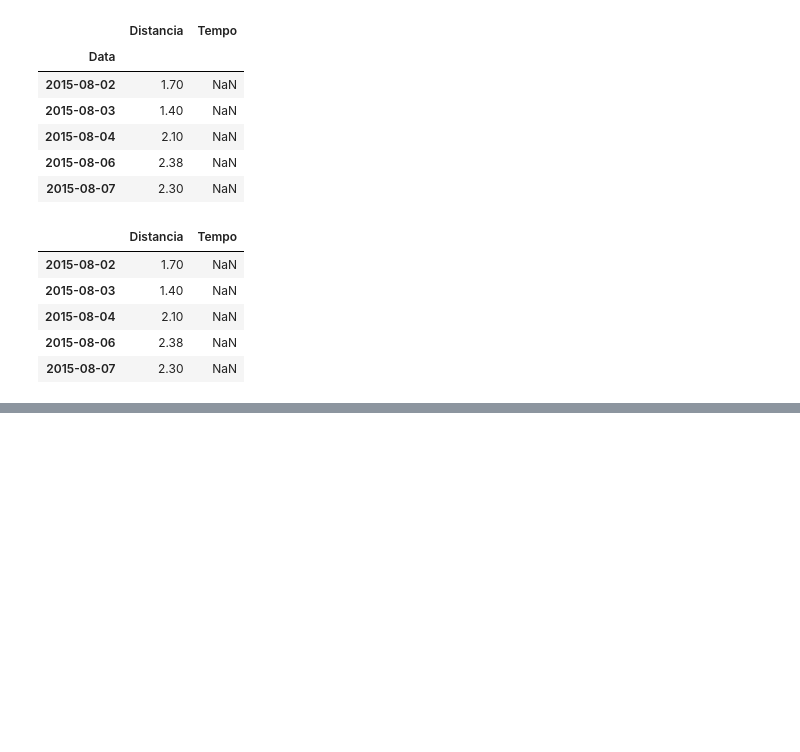
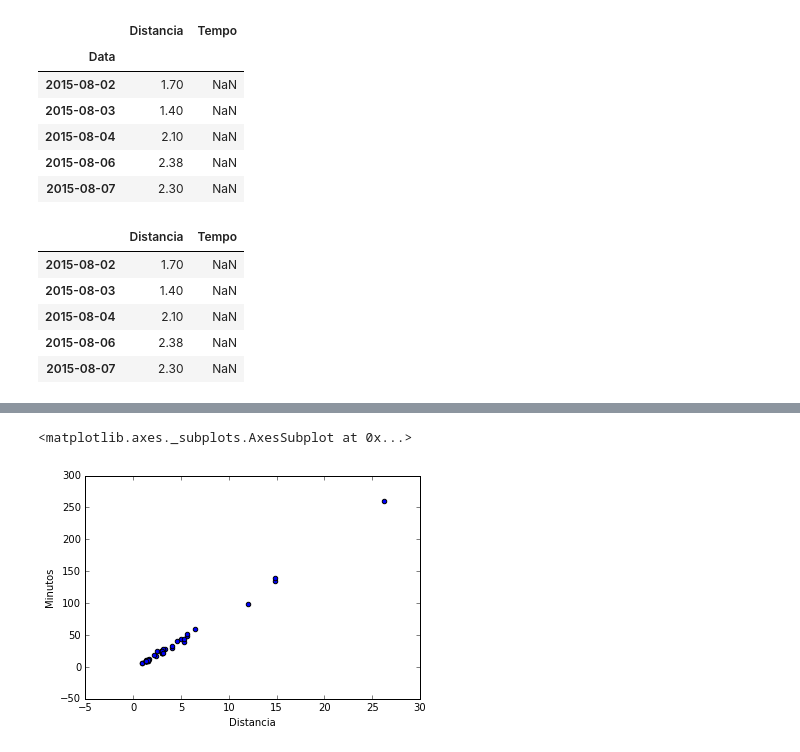
Before and after one commit to rromanini/CursoSpark, a Jupyter notebook: AnaliseExploratoria.ipynb, the cells around one changed output, grey strips where cells are left out. Drawn from its saved outputs; the diff is of its cells as text; code cells hidden in the pictures; blank space fills up the shorter version.

```diff
--- a/AnaliseExploratoria.ipynb
+++ b/AnaliseExploratoria.ipynb
@@ -176,0 +193,7 @@ df.join(df2).head()
+# %%
+def calcula_total_segundos(time):
+    if time is np.nan:
+        return np.nan
+    hrs, mins, seconds = str(time).split(":")
+    seconds = int(seconds) + 60 * int(mins) + 60*60*int(hrs)
+    return seconds
@@ -176,0 +207,2 @@ df.join(df2).head()
+# %%
+df["Segundos"] = df.Tempo.map(calcula_total_segundos)
@@ -176,0 +253,2 @@ df.join(df2).head()
+# %%
+df["Minutos"] = df["Segundos"].map(lambda x: x/60)
@@ -176,0 +277,5 @@ df.join(df2).head()
+# %%
+df.plot(x="Distancia",y="Minutos",kind="scatter")
+# %% [output]
+<matplotlib.axes._subplots.AxesSubplot at 0x...>
+[figure, added]
```
Also changed, not shown: parts of 6 cells of this notebook.
